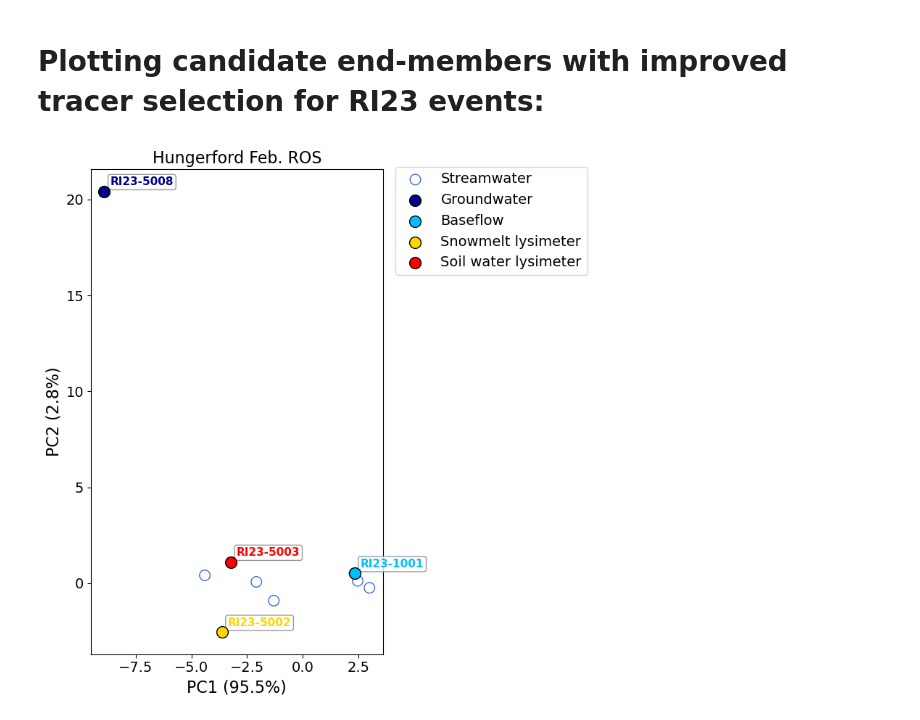
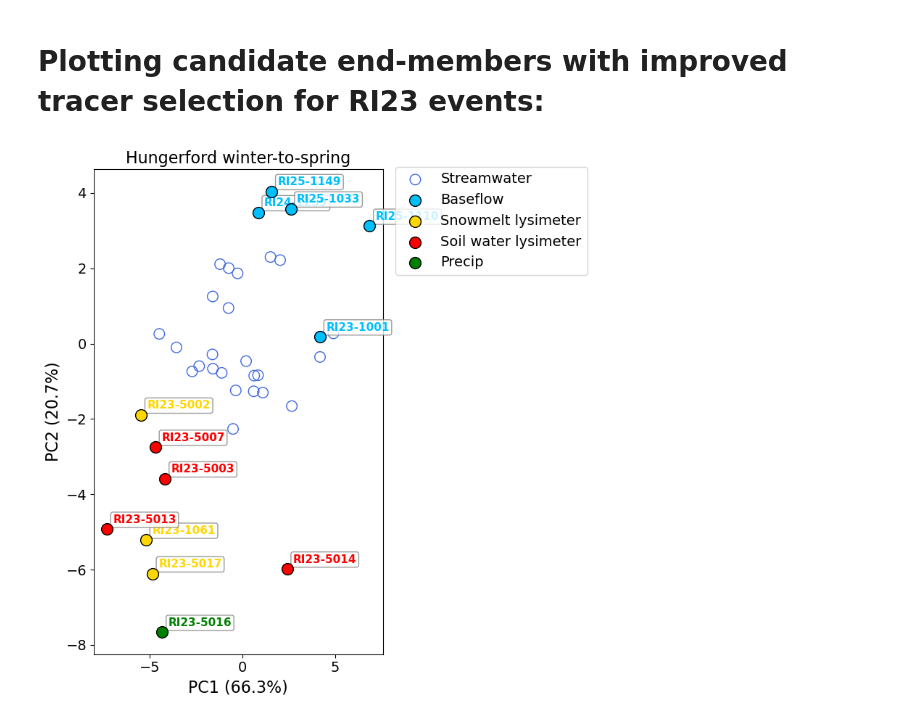
Before and after one commit to MeganEDuffy/LCBP-interannual-EMMAs, a Jupyter notebook: Notebooks/Event_PCA/RI23_Hungerford_PCAwError-all-candidate-EMs.ipynb, the cells around one changed output. Saved outputs shown, nothing was run; the diff lists cells and outputs as text; code cells hidden in the pictures.

Commit message:
plotting hford with new tracers event pca

```diff
--- a/Notebooks/Event_PCA/RI23_Hungerford_PCAwError-all-candidate-EMs.ipynb
+++ b/Notebooks/Event_PCA/RI23_Hungerford_PCAwError-all-candidate-EMs.ipynb
@@ -22,42 +22,60 @@ importlib.reload(em)
 # Define data directory using relative path logic
 data_dir = repo_dir / "Data/GrabSample_data"
 
-# Load the full RI25 dataset
-df = pd.read_csv(data_dir / "RI23-IC-ICP-isotope-toc-joined.csv")
+# Load the full RI18 through RI25 dataset
+# see join @ https://github.com/MeganEDuffy/LCBP-interannual-EMMAs/blob/main/Notebooks/Combining-all-years-RI.ipynb
+df = pd.read_csv(data_dir / "RI18-25-joined.csv")
+
+# Load just the RI23 dataset
+#df = pd.read_csv(data_dir / "RI23-IC-ICP-isotope-toc-joined.csv")
 
 # Analytical uncertainty for tracers
 
 analytical_precision_ri23 = {
     'Ca_mg_L': 0.05,  # mg/L
     'Si_mg_L': 0.05,  # mg/L
     'Mg_mg_L': 0.05,  # mg/L
     'Cu_mg_L': 0.05,  # mg/L
     'K_mg_L': 0.05,  # mg/L
     'Na_mg_L': 0.05,  # mg/L
     'Cl_mg_L': 0.10,  # mg/L
     'd18O': 0.1,      # permille
     'dD': 0.1    # permille
 }
 
 ##########################
 # Hungerford RI23 events #
 ##########################
 
 # Test candidate deep groundwater, baseflow, soil water, and meltwater
 candidate_samples = [
-    "RI23-5008",         # Mark's well 03/2023
+    #"RI23-5008",         # Mark's well 03/2023
     "RI23-1001",         # Baseflow 02/09/2023
     "RI23-5003",         # SWLD 02/15/2023
-    "RI23-5002"          # SML 02/15/2023
+    "RI23-5002",         # SML 02/15/2023
+    #"RI23-1085",         # Baseflow 03/31/2023
+    "RI23-5007",         # Soil water lysimeter dry 03/16/2023
+    "RI23-1061",         # Snowmelt lysimeter 03/28/2023
+    "RI23-5013",         # Soil water lysimeter wet 04/12/23
+    "RI23-5014",         # Soil water lysimeter dry 04/12/23
+    "RI23-5016",         # Precip 04/13/23
+    "RI23-5017",         # Snowmelt lysimeter 04/12/2023
+    #"RI19-HB-SGW7-12",   # Shallow groundwater 2019
+    #"RI19-HB-SGW7-8",    # Shallow groundwater 2019
+    #"RI19-HB-SGW7-10"    # Shallow groundwater 2019
+    "RI24-1259",         # 02/08/2024 baseflow
+    "RI25-1033",         # 12/10/2024 baseflow
+    "RI25-1110",         # 12/28/2024 baseflow
+    "RI25-1149"          # 03/05/2025 baseflow
 ]
 
 explore_results, pca_model, scaler_model = ep.plot_event_pca_explore_samples(
     data=df,
     site="Hungerford",
     start_date="2023-02-08",
-    end_date="2023-02-12",
+    end_date="2023-04-15",
     exploratory_ids=candidate_samples,
-    title="Hungerford Feb. ROS"
+    title="Hungerford winter-to-spring"
 )
 # %% [output]
-[figure, old version]
+[figure, new version]
```
Also changed, not shown: parts of 3 cells of this notebook, 4 other files.
